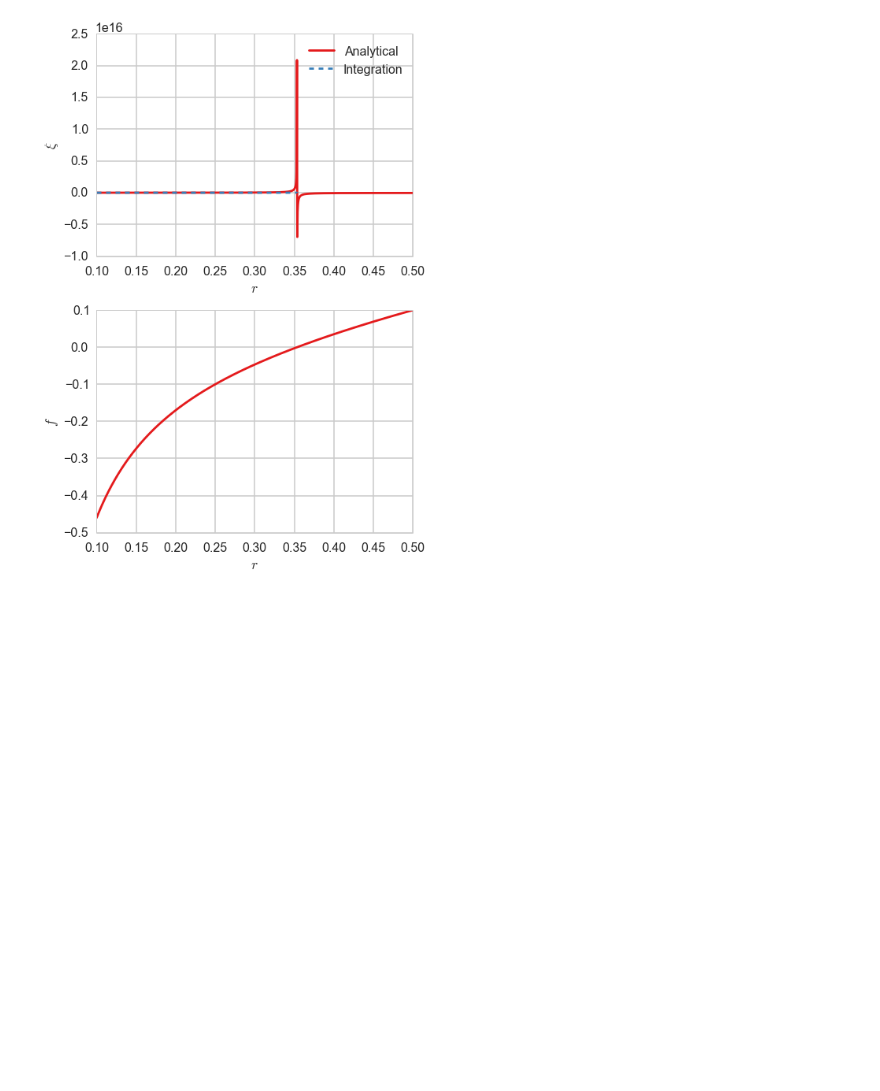
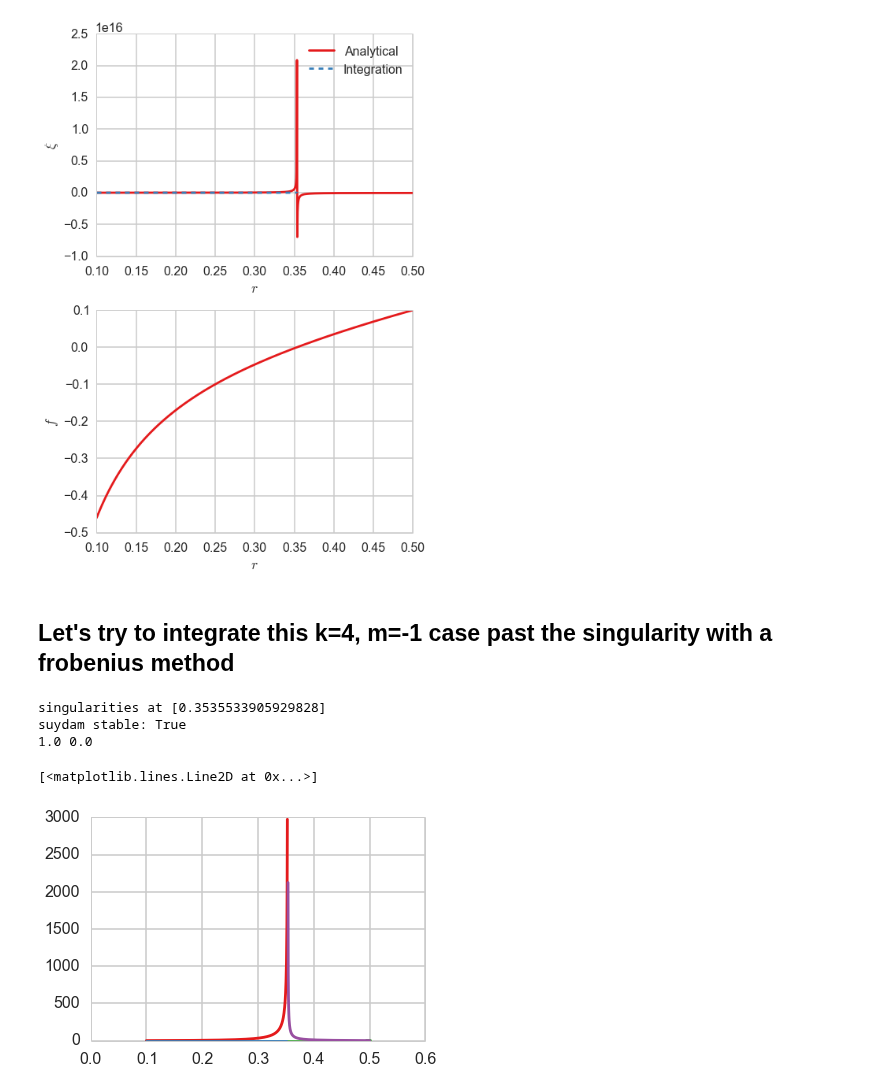
Before and after one commit to jensv/fluxtubestability, a Jupyter notebook: ipython_notebooks/constant_pressure_newcomb_bessel.ipynb, the cells around one changed output. Drawn from its saved outputs; the diff is of its cells as text; code cells hidden in the pictures; blank space fills up the shorter version.

Commit message:
Add study of behaviour pst singularity.
Using the new froe nius module.

```diff
--- a/ipython_notebooks/constant_pressure_newcomb_bessel.ipynb
+++ b/ipython_notebooks/constant_pressure_newcomb_bessel.ipynb
@@ -176,3 +172,77 @@ result -0.00244927662771 0.353553390593
 singularities at [0.3535533905929828]
 ValueError: operands could not be broadcast together with shapes (634,) (999,)
 [figure]
+# %% [markdown]
+## Let's try to integrate this k=4, m=-1 case past the singularity with a frobenius method
+# %%
+sing_offset = 1E-3
+params = {'k': 4., 'm': -1., 'r_0i': 0.5, 'a': 0.1, 'b_zi': 0.1, 'b_thetai': 0.1, 'c': 1.}
+params['r'] = np.linspace(params['a'], params['r_0i'], 1000.)
+xi_analytic_params = dict(params)
+
+equil = es.NewcombConstantPressure()
+splines = equil.get_splines()
+params.update(splines)
+dr = params['r'][1] - params['r'][0]
+
+zeros = new.identify_singularties(params['a'], params['r_0i'], 100, params['k'], params['m'], params['b_z'], params['b_theta'])
+print 'singularities at ' + str(zeros)
+
+zero_pos = zeros[0]
+b_z_sing = params['b_z'](zero_pos)
+b_theta_sing = params['b_theta'](zero_pos)
+b_z_prime_sing = params['b_z'].derivative()(zero_pos)
+b_theta_prime_sing = params['b_theta'].derivative()(zero_pos)
+p_prime_sing = params['p_prime'](zero_pos)
+
+alpha = frob.alpha_func(zero_pos, b_z_sing, b_z_prime_sing, b_theta_sing, b_theta_prime_sing)
+beta = frob.beta_func(b_z_sing, b_theta_sing, p_prime_sing)
+
+print 'suydam stable: ' + str(frob.suydam_stable(alpha, beta))
+
+nu_1, nu_2 = frob.nu_1_2(alpha, beta)
+print nu_1, nu_2
+
+r_init_left = zero_pos - sing_offset
+r_init_right = zero_pos + sing_offset
+
+xi_init_1_right = frob.small_solution(r_init_left, zero_pos, nu_1, nu_2)
+xi_init_2_left = frob.small_solution(r_init_right, zero_pos, nu_1, nu_2)
+
+solution_1_left = new.newcomb_int(params['a'], dr, zero_pos - sing_offset, params, init.init_xi_given, f.newcomb_f_16,
+                                  g.newcomb_g_18, reverse=False, prime=1., xi_init=(0.0, 1.0))
+solution_1_right = new.newcomb_int(zero_pos - sing_offset, -dr, params['a'], params, init.init_xi_given, f.newcomb_f_16,
+                                   g.newcomb_g_18, reverse=True, prime=1., xi_init=xi_init_1_right)
+solution_2_left = new.newcomb_int(zero_pos + sing_offset, dr, params['r_0i'], params, init.init_xi_given, f.newcomb_f_16,
+                                   g.newcomb_g_18, reverse=False, prime=1., xi_init=xi_init_2_left)
+solution_2_right = new.newcomb_int(params['r_0i'], -dr, zero_pos + sing_offset, params, init.init_xi_given, f.newcomb_f_16,
+                                   g.newcomb_g_18, reverse=True, prime=1., xi_init=(0.0, 1.0))
+
+xi_1_left = solution_1_left[0][:,0]
+rs_1_left = solution_1_left[1]
+
+xi_1_right = solution_1_right[0][:,0]
+rs_1_right = solution_1_right[1]
+
+xi_2_left = solution_2_left[0][:,0]
+rs_2_left = solution_2_left[1]
+
+xi_2_right = solution_2_right[0][:,0]
+rs_2_right = solution_2_right[1]
+
+#factor = xi_1_left/xi_constant_pressure(**xi_analytic_params)
+#factor
+# %% [output]
+singularities at [0.3535533905929828]
+suydam stable: True
+1.0 0.0
+# %%
+plt.plot(rs_1_left, -xi_1_left)
+plt.plot(rs_1_right, xi_1_right)
+plt.plot(rs_2_left, xi_2_left)
+plt.plot(rs_2_right, -xi_2_right)
+plt.plot(params['r'], xi_constant_pressure(**xi_analytic_params)*factor, linestyle='--')
+#plt.ylim((-2,2))
+# %% [output]
+[<matplotlib.lines.Line2D at 0x...>]
+[figure, added]
```
Also changed, not shown: parts of 6 cells of this notebook.
